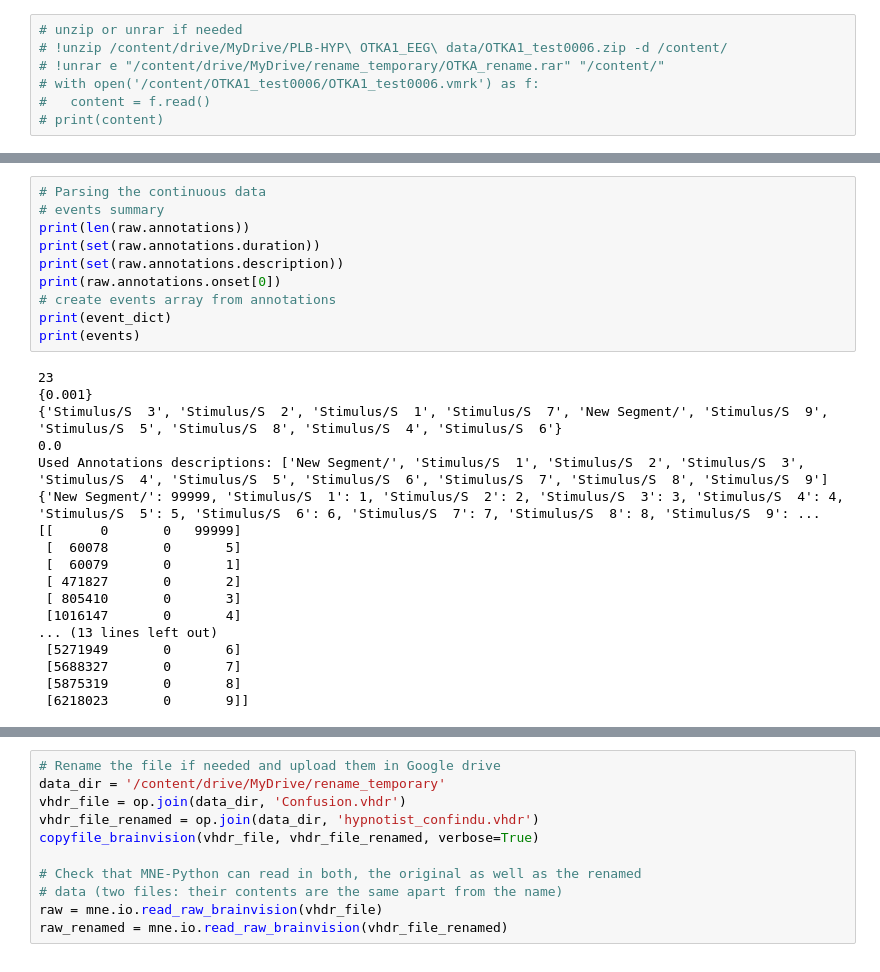
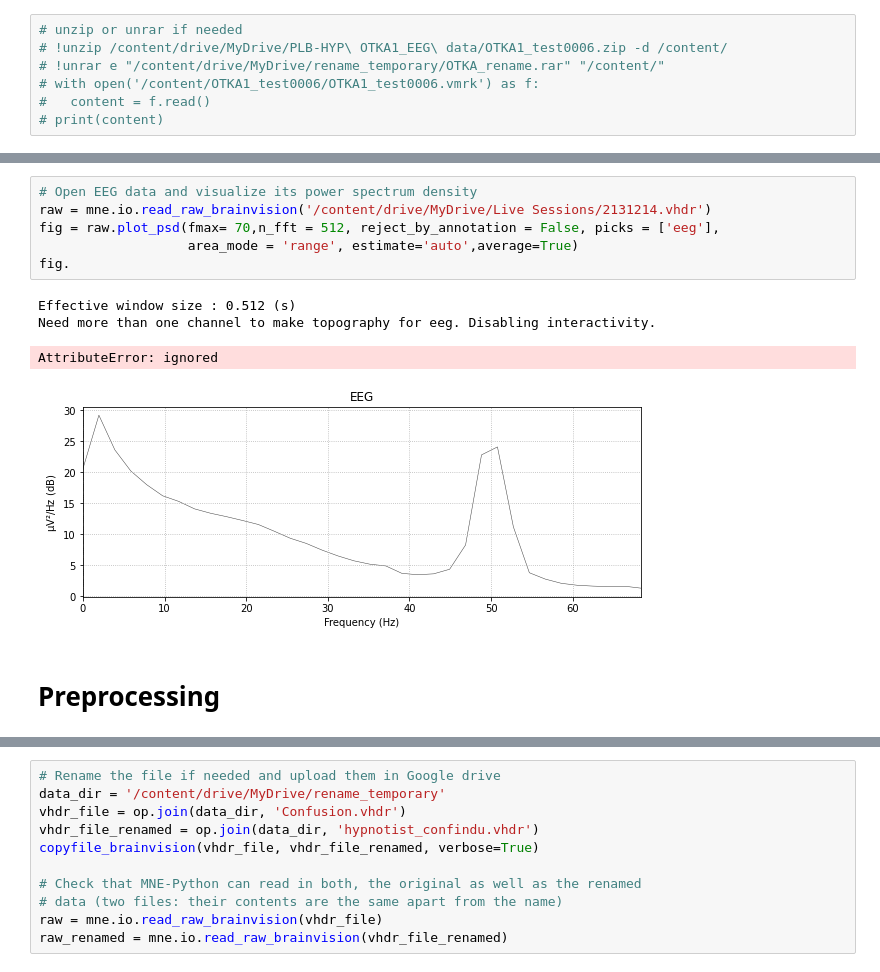
Before and after one commit to Yeganehfrh/B2BNet, a Jupyter notebook: PLB_HYP_EEG_Preproecessing.ipynb, the cells around one changed output, grey strips where cells are left out. Cells and saved outputs as stored; diff of their text form.

```diff
--- a/PLB_HYP_EEG_Preproecessing.ipynb
+++ b/PLB_HYP_EEG_Preproecessing.ipynb
@@ -83,28 +52,13 @@ raw.plot(duration=5, start= 2000, n_channels=61)
-# %%
-# Parsing the continuous data
-# events summary
-print(len(raw.annotations))
-print(set(raw.annotations.duration))
-print(set(raw.annotations.description))
-print(raw.annotations.onset[0])
-# create events array from annotations
-print(event_dict)
-print(events)
-# %% [output]
-23
-{0.001}
-{'Stimulus/S  3', 'Stimulus/S  2', 'Stimulus/S  1', 'Stimulus/S  7', 'New Segment/', 'Stimulus/S  9', 'Stimulus/S  5', 'Stimulus/S  8', 'Stimulus/S  4', 'Stimulus/S  6'}
-0.0
-Used Annotations descriptions: ['New Segment/', 'Stimulus/S  1', 'Stimulus/S  2', 'Stimulus/S  3', 'Stimulus/S  4', 'Stimulus/S  5', 'Stimulus/S  6', 'Stimulus/S  7', 'Stimulus/S  8', 'Stimulus/S  9']
-{'New Segment/': 99999, 'Stimulus/S  1': 1, 'Stimulus/S  2': 2, 'Stimulus/S  3': 3, 'Stimulus/S  4': 4, 'Stimulus/S  5': 5, 'Stimulus/S  6': 6, 'Stimulus/S  7': 7, 'Stimulus/S  8': 8, 'Stimulus/S  9': ...
-[[      0       0   99999]
- [  60078       0       5]
- [  60079       0       1]
- [ 471827       0       2]
- [ 805410       0       3]
- [1016147       0       4]
-... (13 lines left out)
- [5271949       0       6]
- [5688327       0       7]
- [5875319       0       8]
- [6218023       0       9]]
+# %%
+# Open EEG data and visualize its power spectrum density
+raw = mne.io.read_raw_brainvision('/content/drive/MyDrive/Live Sessions/2131214.vhdr')
+fig = raw.plot_psd(fmax= 70,n_fft = 512, reject_by_annotation = False, picks = ['eeg'],
+                   area_mode = 'range', estimate='auto',average=True)
+fig.
+# %% [output]
+Effective window size : 0.512 (s)
+Need more than one channel to make topography for eeg. Disabling interactivity.
+AttributeError: ignored
+[figure, added]
+# %% [markdown]
+# Preprocessing
```
Also changed, not shown: parts of 12 cells of this notebook.
